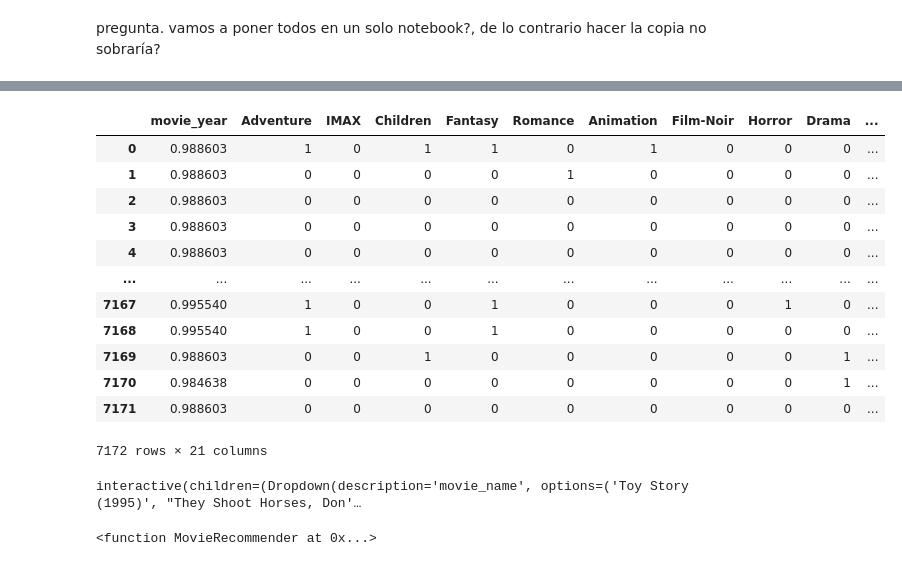
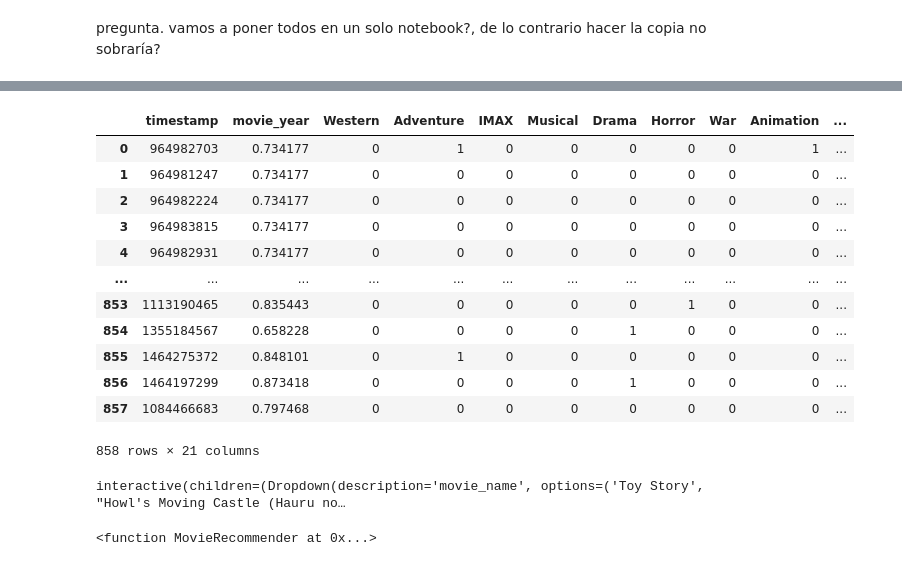
Before and after one commit to LauBetancourt31/Anal-tica-en-Marketing, a Jupyter notebook: 2. Contenido general.ipynb, the cells around one changed output, grey strips where cells are left out. Saved outputs shown, nothing was run; the diff lists cells and outputs as text; code cells hidden in the pictures.

```diff
--- a/2. Contenido general.ipynb
+++ b/2. Contenido general.ipynb
@@ -8,7 +8,7 @@ from sklearn import neighbors # basado en contenido un solo producto consumido
 import joblib
 
 # conectar base de datos
-conn=sql.connect('Data/db_moviesi.db')
+conn=sql.connect('Data/movies2.db')
 cur=conn.cursor()
 
 # ver tablas disponibles en base de datos
@@ -30,6 +30,6 @@ Si un usuario ve películas de géneros variados y de épocas específicas, el s
 Este sistema se enfoca en sugerir películas híbridas entre los géneros que el usuario ha visto previamente, pero también considera la época de las películas (basado en su año de lanzamiento). Si el usuario ha visto películas de acción y comedia, el sistema recomendará películas que combinen estos géneros y que pertenezcan a épocas cercanas a las que el usuario prefiere, por ejemplo, si muestra interés en películas de los 80s o 90s, las recomendaciones respetarán ese contexto temporal. El sistema actualiza las recomendaciones semanalmente, revisando el historial de visualización del usuario para detectar patrones no solo en los géneros, sino también en las épocas.<br>
 Cada semana, se generan 10 recomendaciones frescas que incluyen películas que combinan géneros y épocas que el usuario ha disfrutado previamente, brindando una experiencia más inmersiva y personalizada.
 # %%
-df = pd.read_sql("SELECT * FROM full_ratings", conn)
+df = pd.read_sql("SELECT * FROM f_ratings", conn)
 df.head()
 # %% [output]
@@ -108,7 +108,7 @@ peliculas = df2.drop(columns=['user_id', 'movie_id', 'rating', 'movie_title', 'm
 peliculas.reset_index(drop=True, inplace=True)
 peliculas['movie_year'] = peliculas['movie_year'].fillna(0).astype(int)
 # Eliminar duplicados basados en la columna 'movie_clean_title'
-peliculas = peliculas.drop_duplicates(subset=['movie_clean_title'])
+peliculas = peliculas.drop_duplicates(subset=['clean_title'])
 # escalar el año de publicacion
 sc = MinMaxScaler()
 peliculas.loc[:, "movie_year"] = sc.fit_transform(peliculas[['movie_year']])
@@ -133,21 +150,21 @@ peliculas
 # %%
 # dummies
-dummies = peliculas.drop(columns=['movie_clean_title'])
+dummies = peliculas.drop(columns=['clean_title'])
 dummies
 # %% [output]
-|  | movie_year | Adventure | IMAX | Children | Fantasy | Romance | Animation | Film-Noir | Horror | Drama | ... |
-| 0 | 0.988603 | 1 | 0 | 1 | 1 | 0 | 1 | 0 | 0 | 0 | ... |
-| 1 | 0.988603 | 0 | 0 | 0 | 0 | 1 | 0 | 0 | 0 | 0 | ... |
-| 2 | 0.988603 | 0 | 0 | 0 | 0 | 0 | 0 | 0 | 0 | 0 | ... |
-| 3 | 0.988603 | 0 | 0 | 0 | 0 | 0 | 0 | 0 | 0 | 0 | ... |
-| 4 | 0.988603 | 0 | 0 | 0 | 0 | 0 | 0 | 0 | 0 | 0 | ... |
+|  | timestamp | movie_year | Western | Adventure | IMAX | Musical | Drama | Horror | War | Animation | ... |
+| 0 | 964982703 | 0.734177 | 0 | 1 | 0 | 0 | 0 | 0 | 0 | 1 | ... |
+| 1 | 964981247 | 0.734177 | 0 | 0 | 0 | 0 | 0 | 0 | 0 | 0 | ... |
+| 2 | 964982224 | 0.734177 | 0 | 0 | 0 | 0 | 0 | 0 | 0 | 0 | ... |
+| 3 | 964983815 | 0.734177 | 0 | 0 | 0 | 0 | 0 | 0 | 0 | 0 | ... |
+| 4 | 964982931 | 0.734177 | 0 | 0 | 0 | 0 | 0 | 0 | 0 | 0 | ... |
 | ... | ... | ... | ... | ... | ... | ... | ... | ... | ... | ... | ... |
-| 7167 | 0.995540 | 1 | 0 | 0 | 1 | 0 | 0 | 0 | 1 | 0 | ... |
-| 7168 | 0.995540 | 1 | 0 | 0 | 1 | 0 | 0 | 0 | 0 | 0 | ... |
-| 7169 | 0.988603 | 0 | 0 | 1 | 0 | 0 | 0 | 0 | 0 | 1 | ... |
-| 7170 | 0.984638 | 0 | 0 | 0 | 0 | 0 | 0 | 0 | 0 | 1 | ... |
-| 7171 | 0.988603 | 0 | 0 | 0 | 0 | 0 | 0 | 0 | 0 | 0 | ... |
+| 853 | 1113190465 | 0.835443 | 0 | 0 | 0 | 0 | 0 | 1 | 0 | 0 | ... |
+| 854 | 1355184567 | 0.658228 | 0 | 0 | 0 | 0 | 1 | 0 | 0 | 0 | ... |
+| 855 | 1464275372 | 0.848101 | 0 | 1 | 0 | 0 | 0 | 0 | 0 | 0 | ... |
+| 856 | 1464197299 | 0.873418 | 0 | 0 | 0 | 0 | 1 | 0 | 0 | 0 | ... |
+| 857 | 1084466683 | 0.797468 | 0 | 0 | 0 | 0 | 0 | 0 | 0 | 0 | ... |
-7172 rows × 21 columns
+858 rows × 21 columns
 # %%
 ##### ### entrenar modelo #####
 ## el coseno de un angulo entre dos vectores es 1 cuando son perpendiculares y 0 cuando son paralelos(indicando que son muy similar)
@@ -157,9 +174,9 @@ dist, idlist = model.kneighbors(dummies)
 distancias = pd.DataFrame(dist) ## devuelve un ranking de la distancias más cercanas para cada fila (pelicula)
 id_list = pd.DataFrame(idlist) ## para saber esas distancias a que item corresponde
 # %%
-def MovieRecommender(movie_name=list(peliculas['movie_clean_title'].value_counts().index)):
+def MovieRecommender(movie_name=list(peliculas['clean_title'].value_counts().index)):
     pelicula_list_name = []
-    pelicula_id = peliculas[peliculas['movie_clean_title'] == movie_name].index
+    pelicula_id = peliculas[peliculas['clean_title'] == movie_name].index
     pelicula_id = pelicula_id[0]
     # Obtener los vecinos más cercanos excluyendo la propia película
     neighbor_ids = [newid for newid in idlist[pelicula_id] if newid != pelicula_id]
@@ -171,5 +188,5 @@ def MovieRecommender(movie_name=list(peliculas['movie_clean_title'].value_counts
 
 print(interact(MovieRecommender))
 # %% [output]
-interactive(children=(Dropdown(description='movie_name', options=('Toy Story (1995)', "They Shoot Horses, Don'…
+interactive(children=(Dropdown(description='movie_name', options=('Toy Story', "Howl's Moving Castle (Hauru no…
 <function MovieRecommender at 0x...>
```
Also changed, not shown: parts of 5 cells of this notebook, 7 other files.
